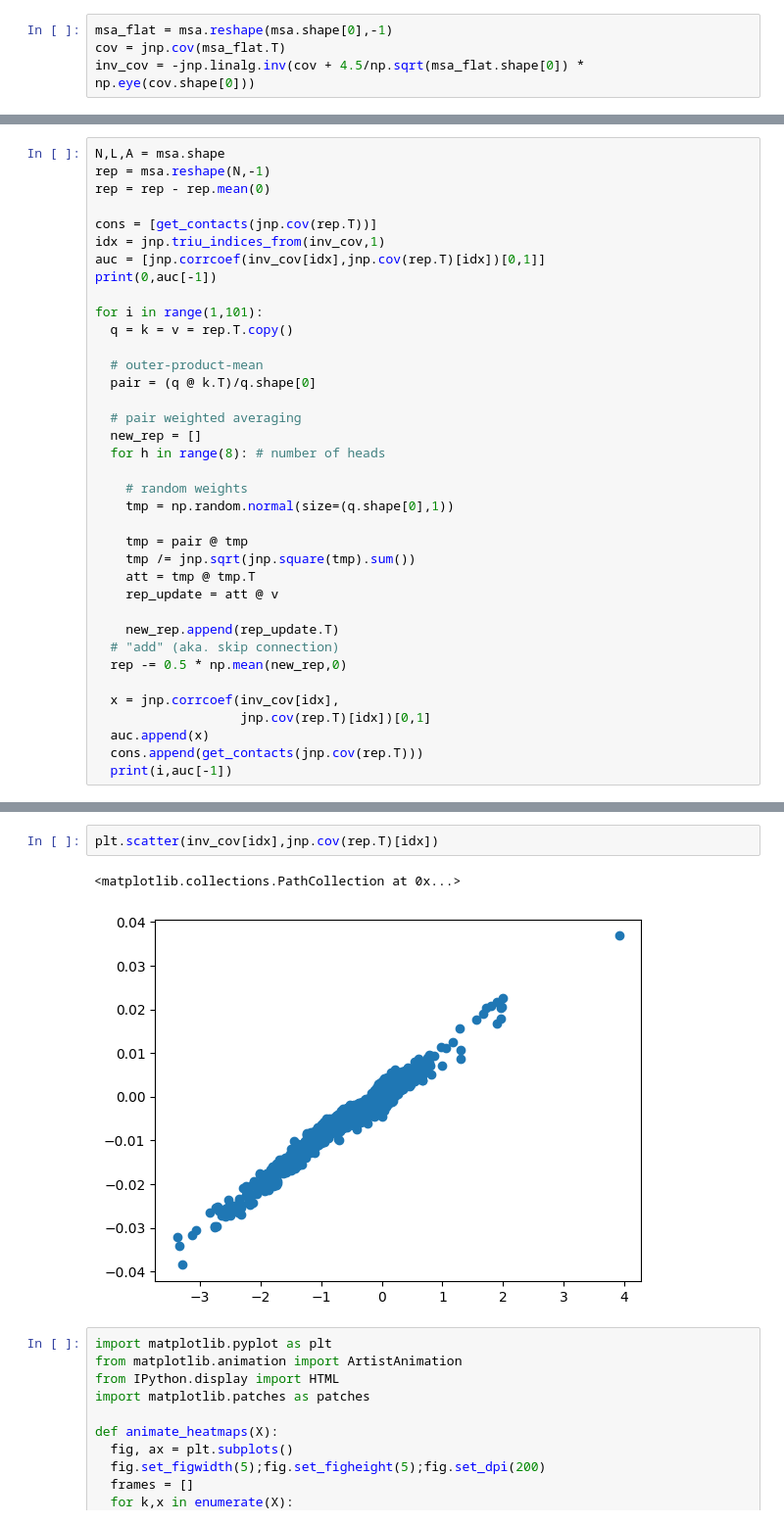
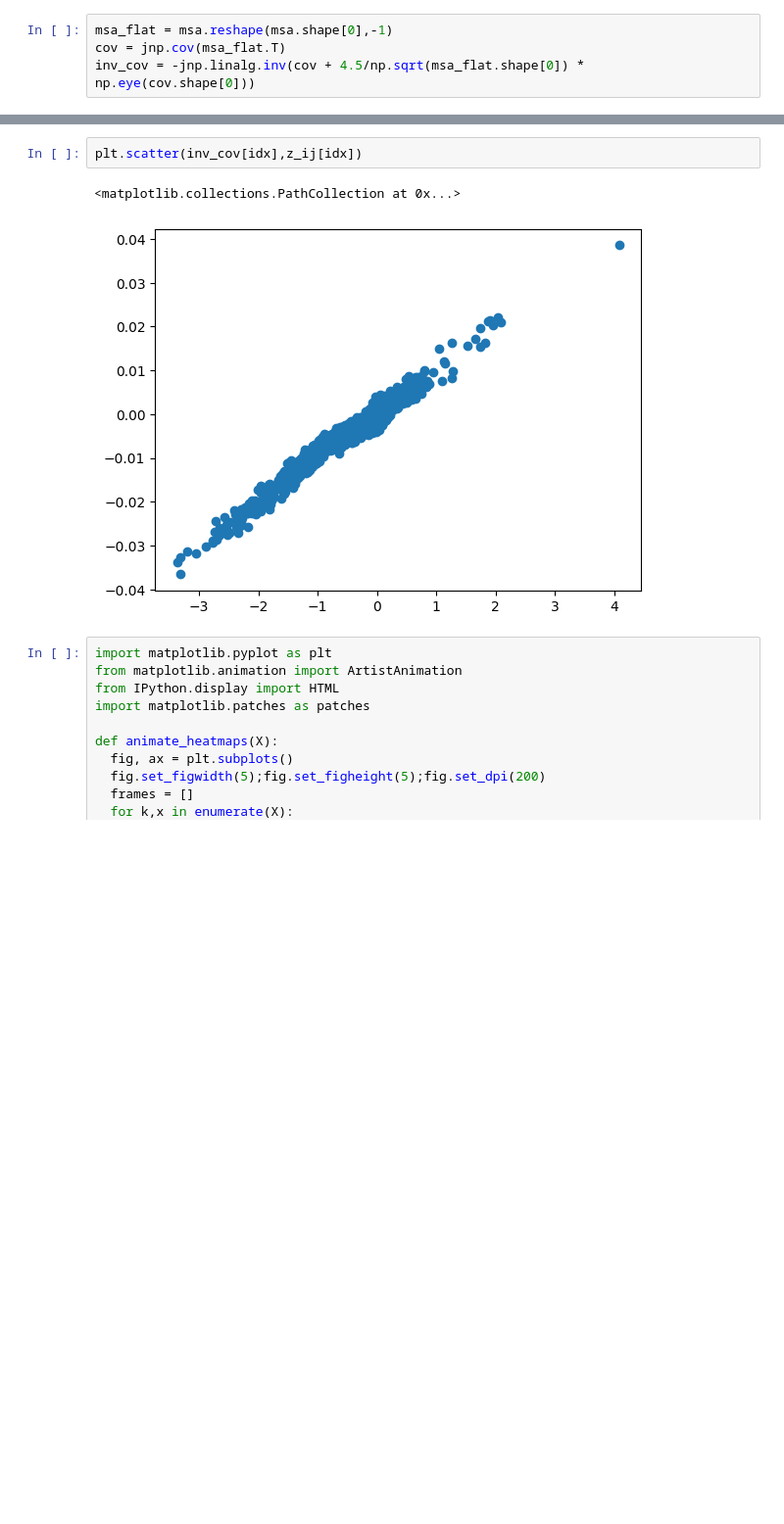
Before and after one commit to sokrypton/ColabBio, a Jupyter notebook: af3_hypothesis.ipynb, the cells around one changed output, grey strips where cells are left out. Shown at 98% size. Cells and saved outputs as stored; diff of their text form; blank space fills up the shorter version.

```diff
--- a/af3_hypothesis.ipynb
+++ b/af3_hypothesis.ipynb
@@ -96,37 +148,0 @@ plt.imshow(get_contacts(jnp.cov(rep.T)),cmap="gray_r")
-# %%
-N,L,A = msa.shape
-rep = msa.reshape(N,-1)
-rep = rep - rep.mean(0)
-
-cons = [get_contacts(jnp.cov(rep.T))]
-idx = jnp.triu_indices_from(inv_cov,1)
-auc = [jnp.corrcoef(inv_cov[idx],jnp.cov(rep.T)[idx])[0,1]]
-print(0,auc[-1])
-
-for i in range(1,101):
-  q = k = v = rep.T.copy()
-
-  # outer-product-mean
-  pair = (q @ k.T)/q.shape[0]
-
-  # pair weighted averaging
-  new_rep = []
-  for h in range(8): # number of heads
-
-    # random weights
-    tmp = np.random.normal(size=(q.shape[0],1))
-
-    tmp = pair @ tmp
-    tmp /= jnp.sqrt(jnp.square(tmp).sum())
-    att = tmp @ tmp.T
-    rep_update = att @ v
-
-    new_rep.append(rep_update.T)
-  # "add" (aka. skip connection)
-  rep -= 0.5 * np.mean(new_rep,0)
-
-  x = jnp.corrcoef(inv_cov[idx],
-                   jnp.cov(rep.T)[idx])[0,1]
-  auc.append(x)
-  cons.append(get_contacts(jnp.cov(rep.T)))
-  print(i,auc[-1])
@@ -164,8 +149,8 @@ plt.imshow(-get_contacts(jnp.cov(rep.T)),cmap="gray")
 # %%
-plt.scatter(inv_cov[idx],jnp.cov(rep.T)[idx])
+plt.scatter(inv_cov[idx],z_ij[idx])
 # %% [output]
 <matplotlib.collections.PathCollection at 0x...>
-[figure, old version]
+[figure, new version]
 # %%
 import matplotlib.pyplot as plt
 from matplotlib.animation import ArtistAnimation
```
Also changed, not shown: parts of 11 cells of this notebook.
